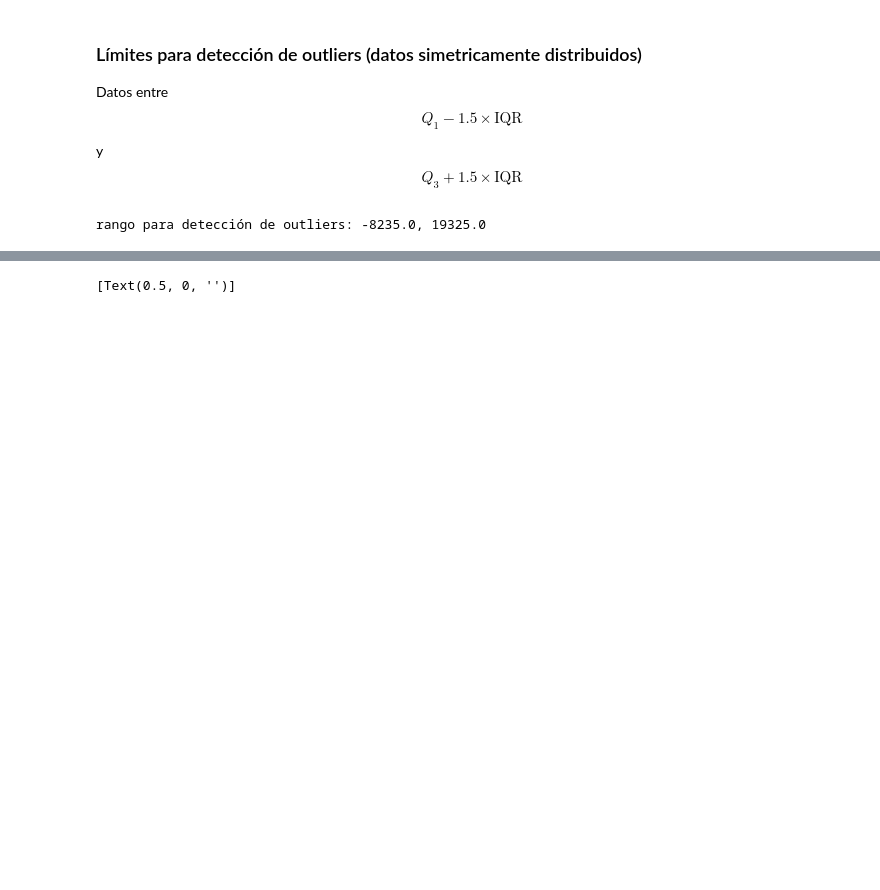
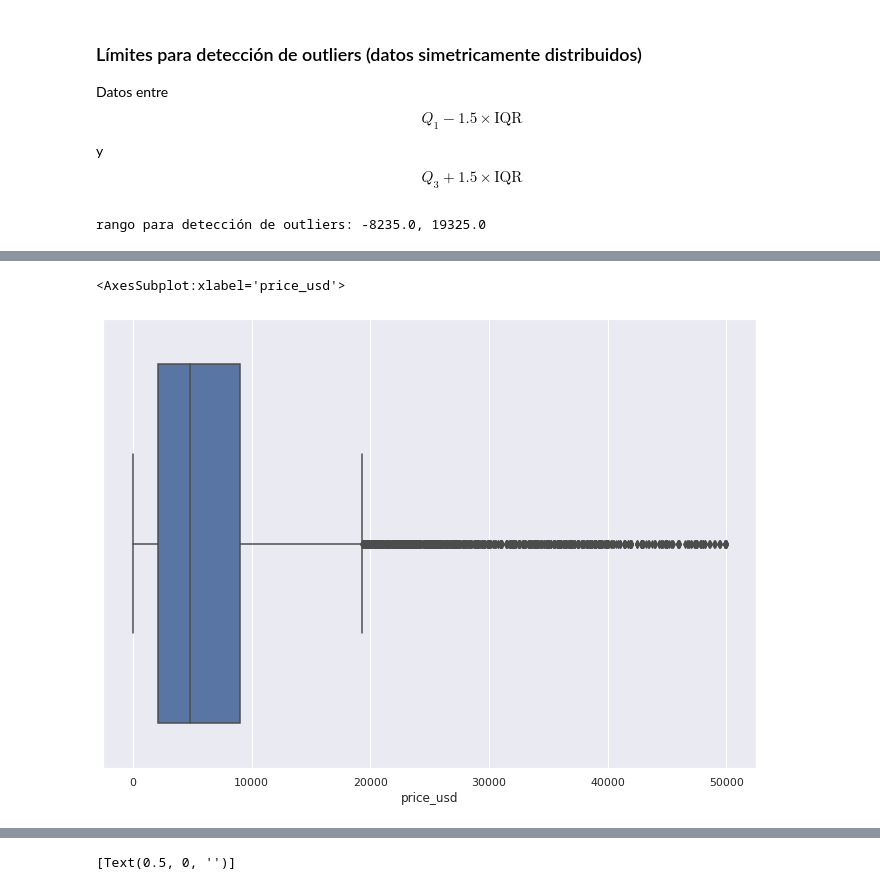
Before and after one commit to LuisReyes98/platzi-estadistica-data-science-ejercicio, a Jupyter notebook: [clase-10]medidas-dispersion.ipynb, the cells around one changed output, grey strips where cells are left out. Cells and saved outputs as stored; diff of their text form; code cells hidden in the pictures; blank space fills up the shorter version.

```diff
--- a/[clase-10]medidas-dispersion.ipynb
+++ b/[clase-10]medidas-dispersion.ipynb
@@ -46,0 +137,5 @@ rango para detección de outliers: -8235.0, 19325.0
+# %%
+sns.boxplot(df['price_usd'])
+# %% [output]
+<AxesSubplot:xlabel='price_usd'>
+[figure, added]
```
Also changed, not shown: parts of 9 cells of this notebook, 2 other files.
